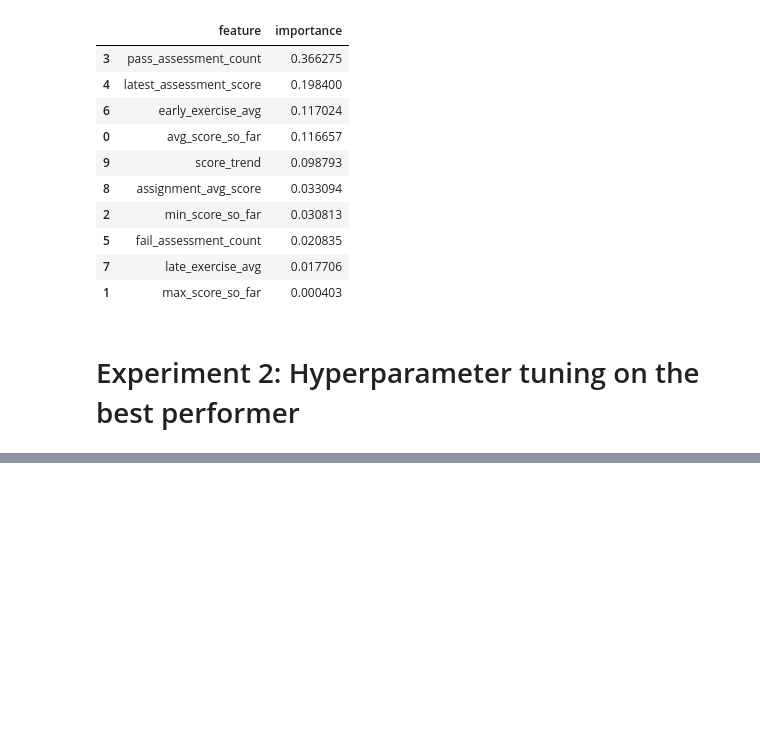
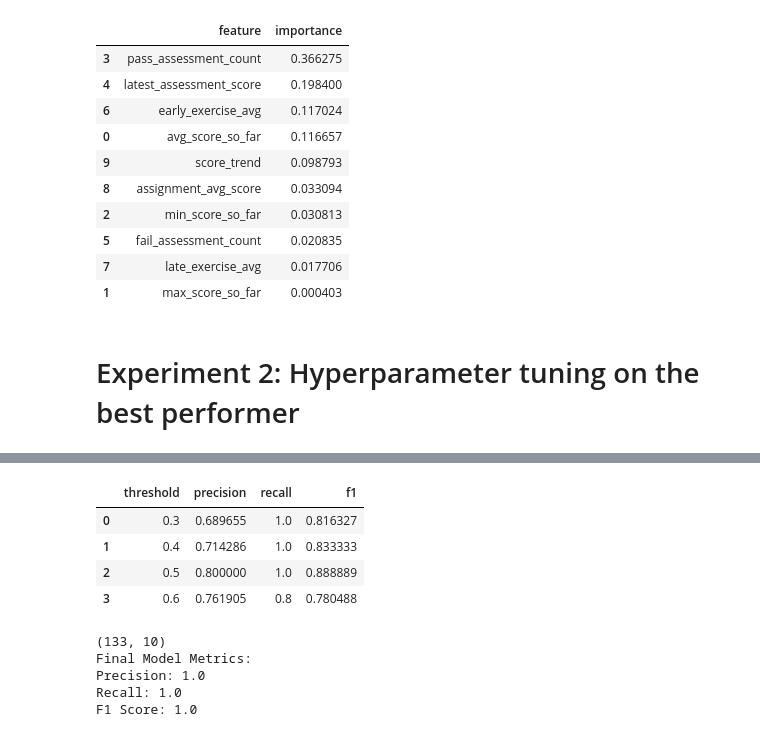
Before and after one commit to Rhea-myat/Smart-LMS-Dashboard-Moodle, a Jupyter notebook: ml/notebooks/model_selection_aca_v4.ipynb, the cells around one changed output, grey strips where cells are left out. Cells and saved outputs as stored; diff of their text form; code cells hidden in the pictures; blank space fills up the shorter version.

```diff
--- a/ml/notebooks/model_selection_aca_v4.ipynb
+++ b/ml/notebooks/model_selection_aca_v4.ipynb
@@ -1037,0 +1145,47 @@ gb_importance.sort_values(
+# %%
+# threshold tuning for RF baseline model
+thresholds = [0.3, 0.4, 0.5, 0.6]
+
+rf = trained_academic_models["Random Forest"]
+
+y_prob = rf.predict_proba(X_aca_val)[:, 1]
+
+results = []
+
+for threshold in thresholds:
+
+    y_pred = (y_prob >= threshold).astype(int)
+
+    results.append({
+        "threshold": threshold,
+        "precision": precision_score(y_aca_val, y_pred),
+        "recall": recall_score(y_aca_val, y_pred),
+        "f1": f1_score(y_aca_val, y_pred)
+    })
+
+pd.DataFrame(results)
+# %% [output]
+|  | threshold | precision | recall | f1 |
+| 0 | 0.3 | 0.689655 | 1.0 | 0.816327 |
+| 1 | 0.4 | 0.714286 | 1.0 | 0.833333 |
+| 2 | 0.5 | 0.800000 | 1.0 | 0.888889 |
+| 3 | 0.6 | 0.761905 | 0.8 | 0.780488 |
+# %%
+# retrain the baseline RF model on the combined training and validation datasets
+X_aca_final = pd.concat([X_aca_train, X_aca_val], axis=0)
+y_aca_final = pd.concat([y_aca_train, y_aca_val], axis=0)
+print(X_aca_final.shape)
+# metrics on the final model
+rf_final = RandomForestClassifier(random_state=42)
+rf_final.fit(X_aca_final, y_aca_final)
+y_final_pred = rf_final.predict(X_aca_final)
+print("Final Model Metrics:")
+print("Precision:", precision_score(y_aca_final, y_final_pred))
+print("Recall:", recall_score(y_aca_final, y_final_pred))
+print("F1 Score:", f1_score(y_aca_final, y_final_pred))
+# %% [output]
+(133, 10)
+Final Model Metrics:
+Precision: 1.0
+Recall: 1.0
+F1 Score: 1.0
```
Also changed, not shown: parts of 6 cells of this notebook, 7 other files.
